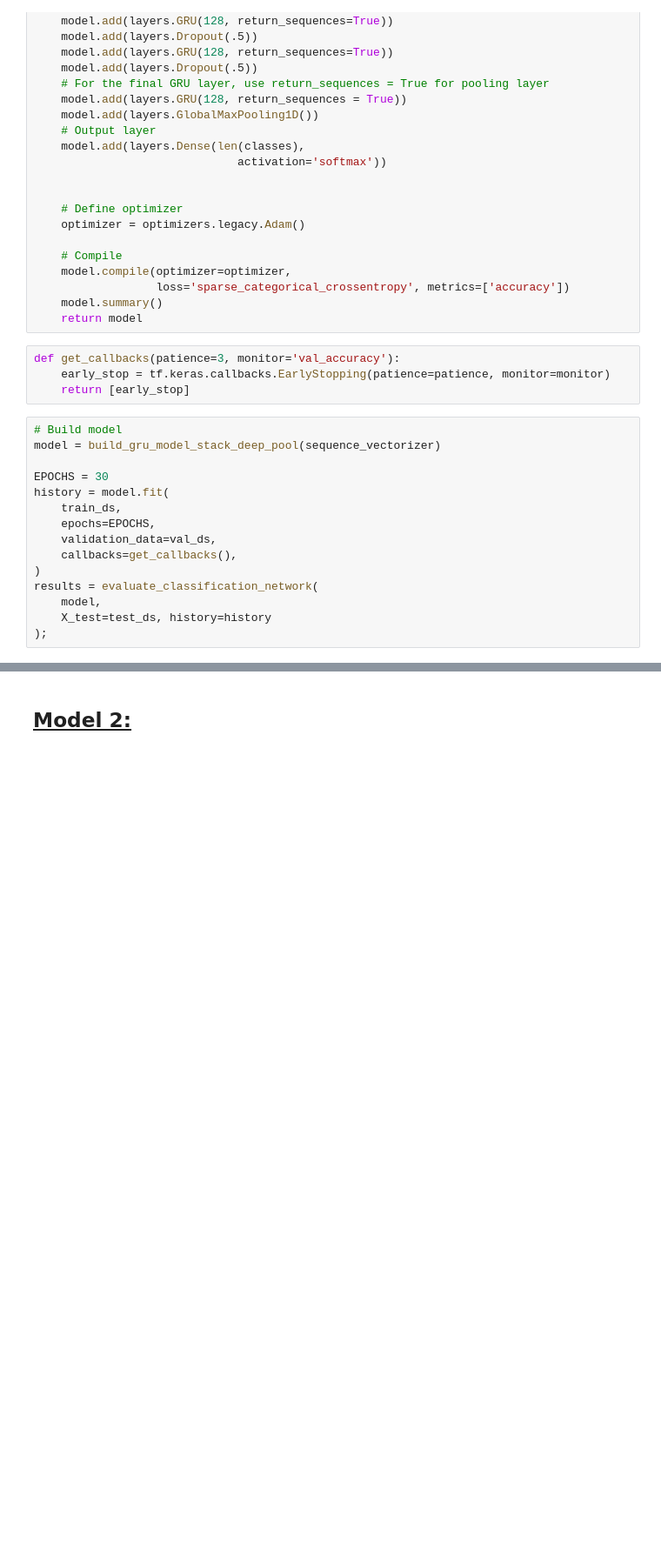
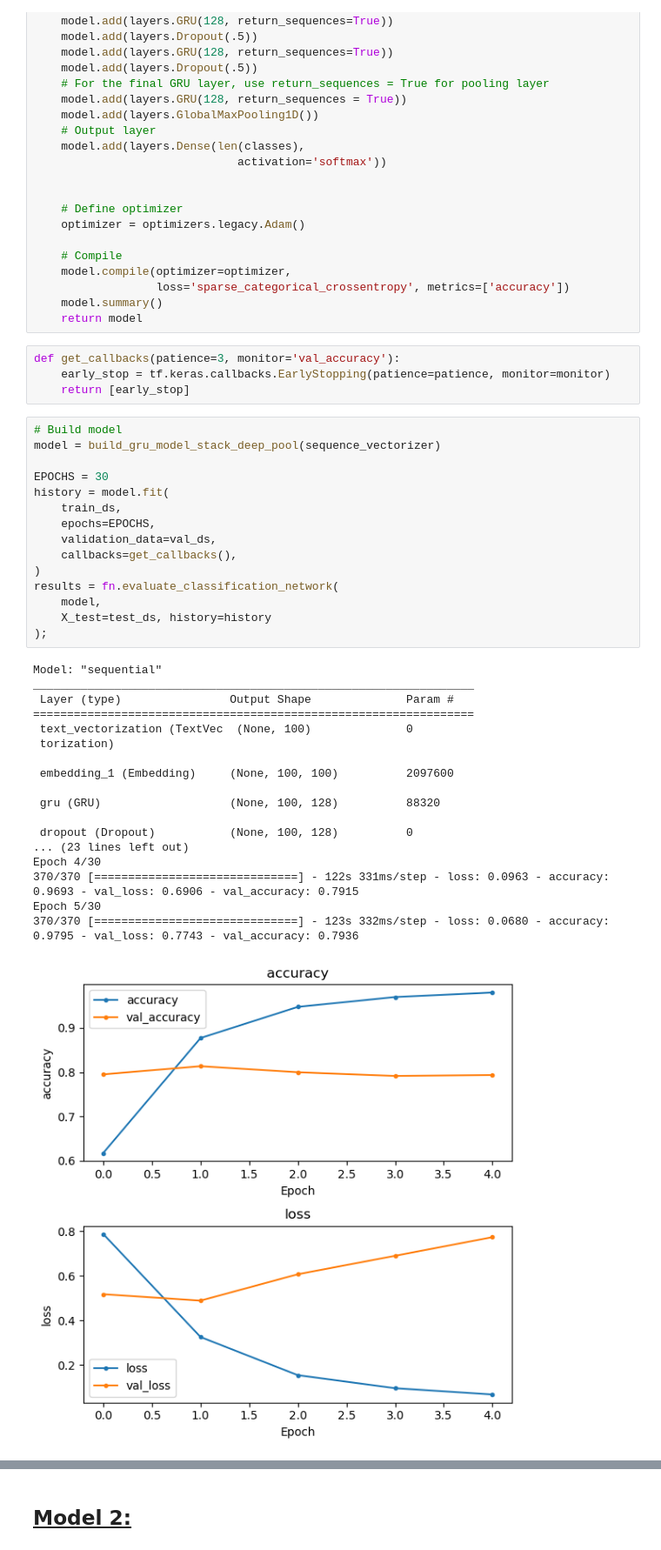
Before and after one commit to VALDE021/Core-Text-Classification-with-RNNS-EricNV, a Jupyter notebook: Core Text Classification with RNNs-EricNV.ipynb, the cells around one changed output, grey strips where cells are left out. Shown at 87% size. Drawn from its saved outputs; the diff is of its cells as text; blank space fills up the shorter version.

```diff
--- a/Core Text Classification with RNNs-EricNV.ipynb
+++ b/Core Text Classification with RNNs-EricNV.ipynb
@@ -384,15 +388,34 @@ def get_callbacks(patience=3, monitor='val_accuracy'):
 # %%
 # Build model
 model = build_gru_model_stack_deep_pool(sequence_vectorizer)
 
 EPOCHS = 30
 history = model.fit(
     train_ds,
     epochs=EPOCHS,
     validation_data=val_ds,
     callbacks=get_callbacks(),
 )
-results = evaluate_classification_network(
+results = fn.evaluate_classification_network(
     model,
     X_test=test_ds, history=history
 );
+# %% [output]
+Model: "sequential"
+_________________________________________________________________
+ Layer (type)                Output Shape              Param #
+=================================================================
+ text_vectorization (TextVec  (None, 100)              0
+ torization)
+
+ embedding_1 (Embedding)     (None, 100, 100)          2097600
+
+ gru (GRU)                   (None, 100, 128)          88320
+
+ dropout (Dropout)           (None, 100, 128)          0
+... (23 lines left out)
+Epoch 4/30
+370/370 [==============================] - 122s 331ms/step - loss: 0.0963 - accuracy: 0.9693 - val_loss: 0.6906 - val_accuracy: 0.7915
+Epoch 5/30
+370/370 [==============================] - 123s 332ms/step - loss: 0.0680 - accuracy: 0.9795 - val_loss: 0.7743 - val_accuracy: 0.7936
+[figure, added]
```
Also changed, not shown: parts of 19 cells of this notebook, 1 other file.
